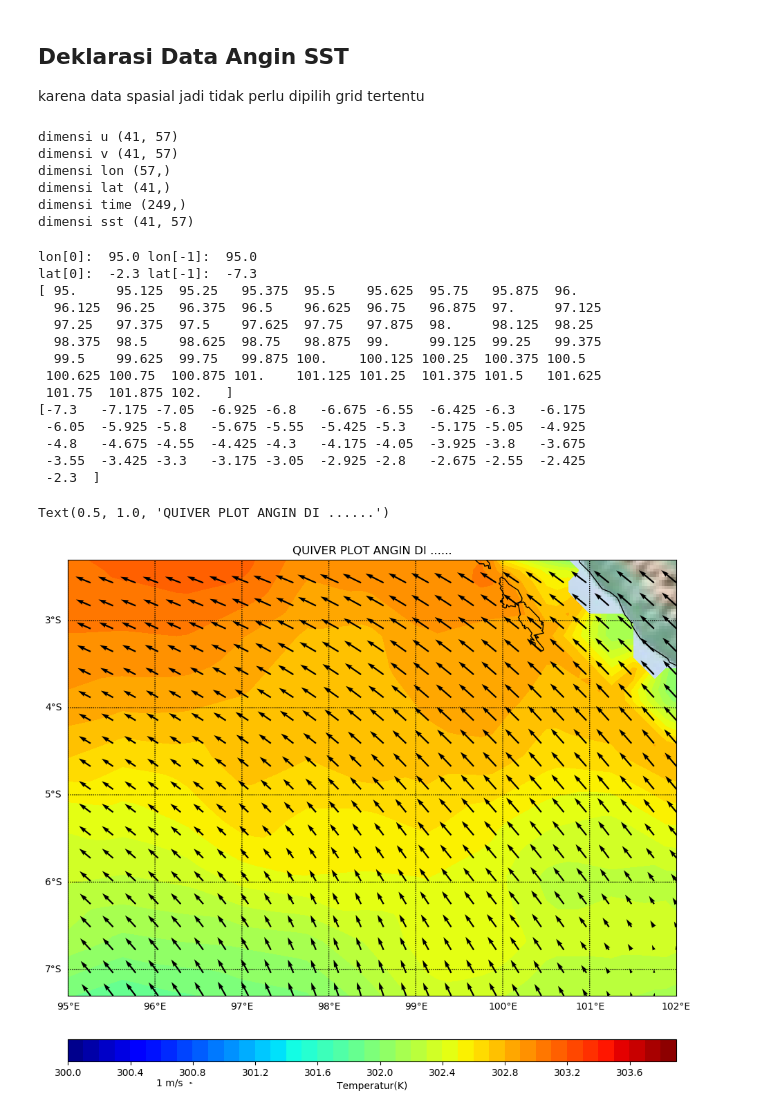
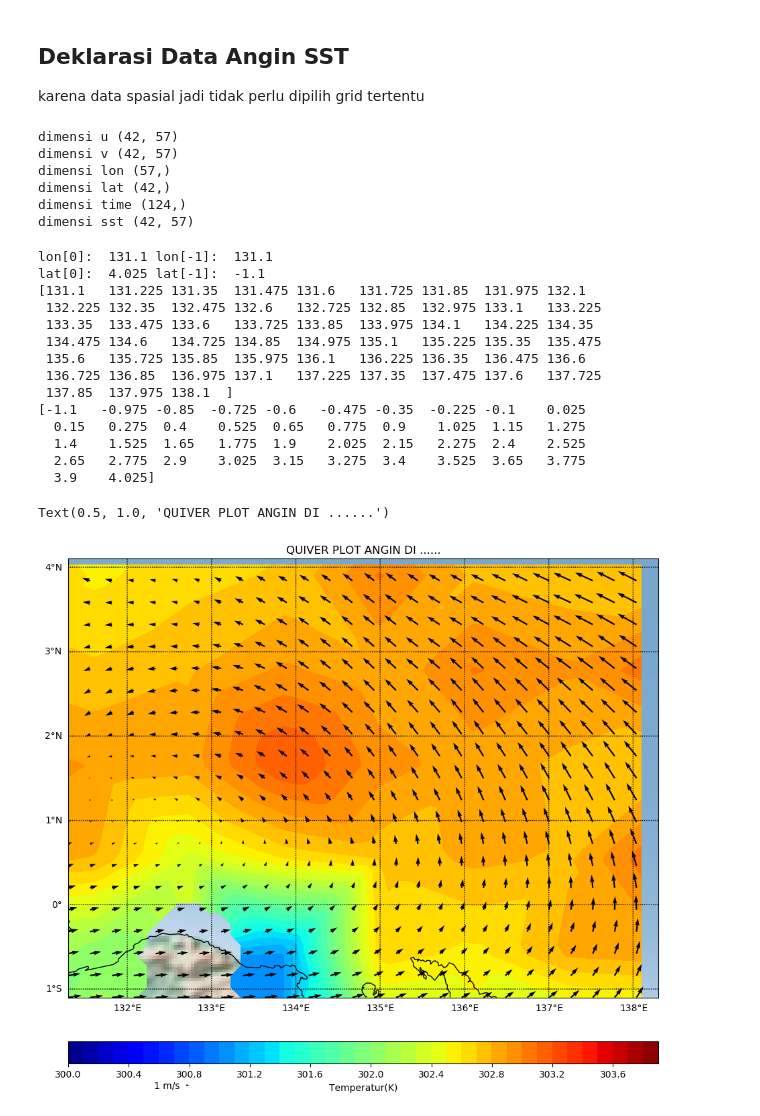
Before and after one commit to daraafiifah/modul4andat, a Jupyter notebook: MODUL4_QUIVER_PLOT_me.ipynb, the cells around one changed output. Drawn from its saved outputs; the diff is of its cells as text; code cells hidden in the pictures.

```diff
--- a/MODUL4_QUIVER_PLOT_me.ipynb
+++ b/MODUL4_QUIVER_PLOT_me.ipynb
@@ -161,7 +167,7 @@ Text(0.5, 1.0, 'QUIVER PLOT ARUS DI ......')
 ## Input Data Angin dan SST
 # %%
 #masukin lokasi .nc nya dimana
-fn='D:/smt7/asisten andat/anginSST2017.nc'
+fn='D:/smt7/asisten andat/anginSST5.nc'
 #buka file nc nya dan liat isinya ada apa aja (variabel dan dimensi)
 ds=nc.Dataset(fn)
 ds
@@ -192,12 +198,12 @@ print('dimensi lat',np.shape(lat2))
 print('dimensi time',np.shape(time2))
 print('dimensi sst',np.shape(var2))
 # %% [output]
-dimensi u (41, 57)
-dimensi v (41, 57)
+dimensi u (42, 57)
+dimensi v (42, 57)
 dimensi lon (57,)
-dimensi lat (41,)
-dimensi time (249,)
-dimensi sst (41, 57)
+dimensi lat (42,)
+dimensi time (124,)
+dimensi sst (42, 57)
 # %%
 u3, lonsout1 = addcyclic(u2, lon2)
 v3, lonsout1 = addcyclic(v2, lon2)
@@ -210,20 +216,20 @@ lat3= lat2[::-1] #reverse agar latitude dari kecil ke besar
 print (lonsout22[:])
 print (lat3[:])
 # %% [output]
-lon[0]:  95.0 lon[-1]:  95.0
-lat[0]:  -2.3 lat[-1]:  -7.3
-[ 95.     95.125  95.25   95.375  95.5    95.625  95.75   95.875  96.
-  96.125  96.25   96.375  96.5    96.625  96.75   96.875  97.     97.125
-  97.25   97.375  97.5    97.625  97.75   97.875  98.     98.125  98.25
-  98.375  98.5    98.625  98.75   98.875  99.     99.125  99.25   99.375
-  99.5    99.625  99.75   99.875 100.    100.125 100.25  100.375 100.5
- 100.625 100.75  100.875 101.    101.125 101.25  101.375 101.5   101.625
- 101.75  101.875 102.   ]
-[-7.3   -7.175 -7.05  -6.925 -6.8   -6.675 -6.55  -6.425 -6.3   -6.175
- -6.05  -5.925 -5.8   -5.675 -5.55  -5.425 -5.3   -5.175 -5.05  -4.925
- -4.8   -4.675 -4.55  -4.425 -4.3   -4.175 -4.05  -3.925 -3.8   -3.675
- -3.55  -3.425 -3.3   -3.175 -3.05  -2.925 -2.8   -2.675 -2.55  -2.425
- -2.3  ]
+lon[0]:  131.1 lon[-1]:  131.1
+lat[0]:  4.025 lat[-1]:  -1.1
+[131.1   131.225 131.35  131.475 131.6   131.725 131.85  131.975 132.1
+ 132.225 132.35  132.475 132.6   132.725 132.85  132.975 133.1   133.225
+ 133.35  133.475 133.6   133.725 133.85  133.975 134.1   134.225 134.35
+ 134.475 134.6   134.725 134.85  134.975 135.1   135.225 135.35  135.475
+ 135.6   135.725 135.85  135.975 136.1   136.225 136.35  136.475 136.6
+ 136.725 136.85  136.975 137.1   137.225 137.35  137.475 137.6   137.725
+ 137.85  137.975 138.1  ]
+[-1.1   -0.975 -0.85  -0.725 -0.6   -0.475 -0.35  -0.225 -0.1    0.025
+  0.15   0.275  0.4    0.525  0.65   0.775  0.9    1.025  1.15   1.275
+  1.4    1.525  1.65   1.775  1.9    2.025  2.15   2.275  2.4    2.525
+  2.65   2.775  2.9    3.025  3.15   3.275  3.4    3.525  3.65   3.775
+  3.9    4.025]
 # %%
 ### -- Membuat figure
 dpi = 100
@@ -231,8 +237,8 @@ fig = plt.figure(figsize=(1100/dpi, 1100/dpi), dpi=dpi)
 ax  = fig.add_axes([0.1,0.1,0.8,0.9])
 
 #-- Membuat map #isi koordinat masing2 yaa
-map = Basemap(projection='merc',llcrnrlat= -7.3,urcrnrlat= -2.3,\
-            resolution='i',  llcrnrlon=95,urcrnrlon=102)
+map = Basemap(projection='merc',llcrnrlat= -1.1,urcrnrlat= 4.1,\
+            resolution='i',  llcrnrlon=131.3,urcrnrlon=138.3)
 
 map.shadedrelief()
 
@@ -242,31 +248,31 @@ map.drawstates()
 map.drawcountries()
 
 #-- membuat grid
 map.drawparallels(np.arange(-90,90,1),labels=[1,0,0,0],fontsize=10)
 map.drawmeridians(np.arange(-180,180,1),labels=[0,0,0,1],fontsize=10)
 
 #-- mengubah latitute dan longitude menjadi x y
 x2, y2 = map(*np.meshgrid(lon2,lat2))
 #-- contour levels
 clevs2 = np.arange(300,304,0.1) #bisa diubah2 sesuai cakupan data
 #-- Countour
 cnplot = map.contourf(x2,y2,var2,clevs2,cmap=plt.cm.jet)
 #-- colorbar
 cbar2 = map.colorbar(cnplot,location='bottom',pad="10%")      #-- pad: jarak peta dengan colorbar
 cbar2.set_label('Temperatur(K)')                            #-- Masukan nama colorbar
 
 #-- transformasi vector dan data koordinat, membuat vector
 veclon2 = int(u2.shape[1]/2)                    #-- only every 2nd vector
 veclat2 = int(u2.shape[0]/2)                   #-- only every 2nd vector
 
 uproj2,vproj2,xx2,yy2 = map.transform_vector(u3,v3,lonsout22,lat3,veclon2,veclat2,returnxy=True,masked=True)
 
 #-- create vector plot on map
 vecplot = map.quiver(xx2,yy2,uproj2,vproj2,scale=200)
 qk = plt.quiverkey(vecplot, 0.2, -0.2, 1, '1 m/s', labelpos='W')  #legenda quiver
 #JUDUL
 plt.title('QUIVER PLOT ANGIN DI ......') #JUDUL UBAH SESUAI DAERAH / menyesuaikan sendiri
 #plt.savefig('D:/.png',dpi=300) #D:/smt7/quiver.png
 # %% [output]
 Text(0.5, 1.0, 'QUIVER PLOT ANGIN DI ......')
-[figure, old version]
+[figure, new version]
```
Also changed, not shown: parts of 6 cells of this notebook, 24 other files.
